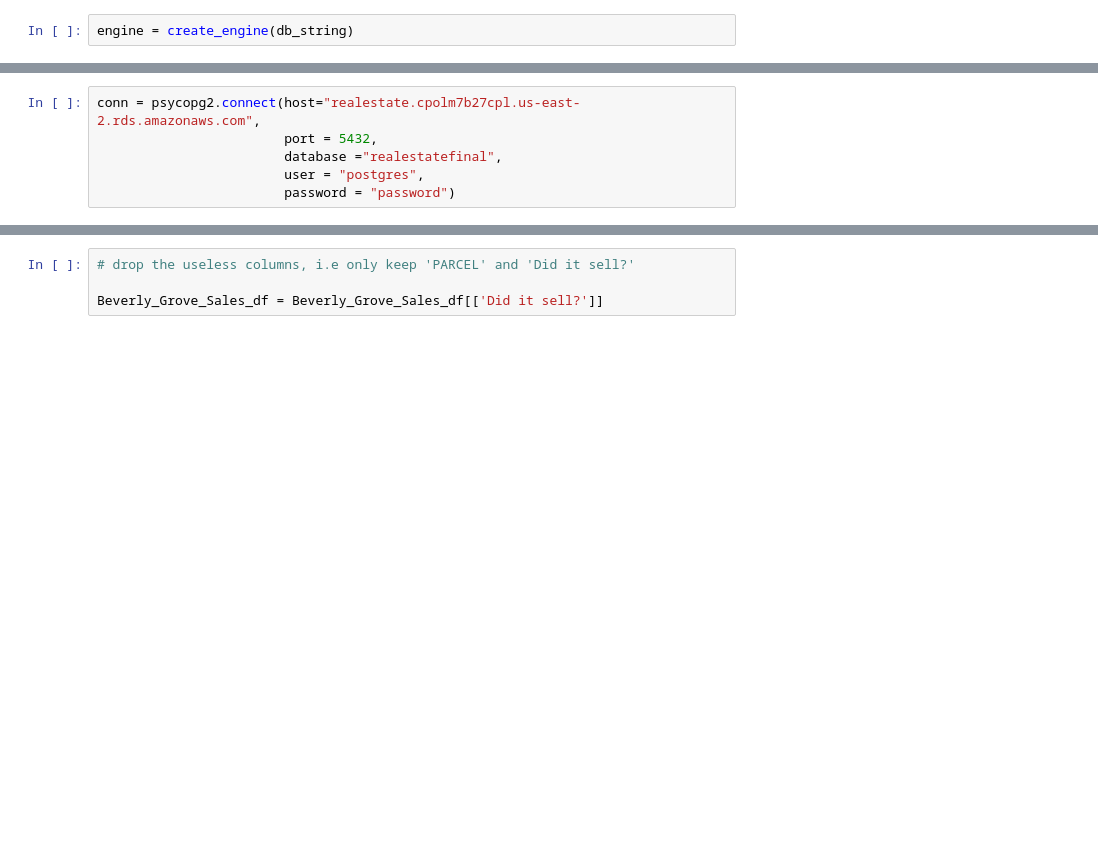
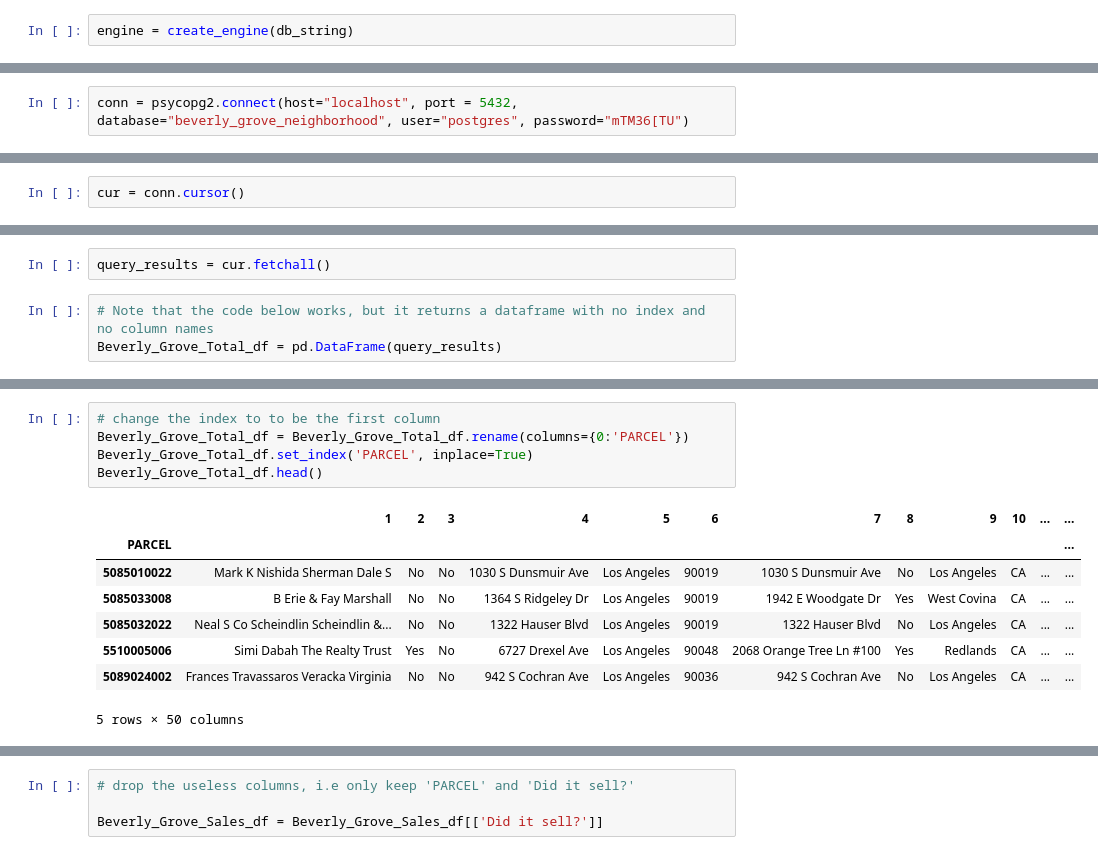
Before and after one commit to mhorstman/Final_Project_Team_1, a Jupyter notebook: Beverly_Grove.ipynb, the cells around one changed output, grey strips where cells are left out. Saved outputs shown, nothing was run; the diff lists cells and outputs as text; blank space fills up the shorter version.

```diff
--- a/Beverly_Grove.ipynb
+++ b/Beverly_Grove.ipynb
@@ -68,6 +16,2 @@ NameError: name 'sys' is not defined
 # %%
-conn = psycopg2.connect(host="realestate.cpolm7b27cpl.us-east-2.rds.amazonaws.com",
-                        port = 5432,
-                        database ="realestatefinal",
-                        user = "postgres",
-                        password = "password")
+conn = psycopg2.connect(host="localhost", port = 5432, database="beverly_grove_neighborhood", user="postgres", password="mTM36[TU")
@@ -105,0 +18,2 @@ Beverly_Grove_Sales_df.head()
+# %%
+cur = conn.cursor()
@@ -105,0 +22,5 @@ Beverly_Grove_Sales_df.head()
+# %%
+query_results = cur.fetchall()
+# %%
+# Note that the code below works, but it returns a dataframe with no index and no column names
+Beverly_Grove_Total_df = pd.DataFrame(query_results)
@@ -105,0 +37,14 @@ Beverly_Grove_Sales_df.head()
+# %%
+# change the index to to be the first column
+Beverly_Grove_Total_df = Beverly_Grove_Total_df.rename(columns={0:'PARCEL'})
+Beverly_Grove_Total_df.set_index('PARCEL', inplace=True)
+Beverly_Grove_Total_df.head()
+# %% [output]
+|  | 1 | 2 | 3 | 4 | 5 | 6 | 7 | 8 | 9 | 10 | ... | ... |
+| PARCEL |  |  |  |  |  |  |  |  |  |  |  | ... |
+| 5085010022 | Mark K Nishida Sherman Dale S | No | No | 1030 S Dunsmuir Ave | Los Angeles | 90019 | 1030 S Dunsmuir Ave | No | Los Angeles | CA | ... | ... |
+| 5085033008 | B Erie & Fay Marshall | No | No | 1364 S Ridgeley Dr | Los Angeles | 90019 | 1942 E Woodgate Dr | Yes | West Covina | CA | ... | ... |
+| 5085032022 | Neal S Co Scheindlin Scheindlin &... | No | No | 1322 Hauser Blvd | Los Angeles | 90019 | 1322 Hauser Blvd | No | Los Angeles | CA | ... | ... |
+| 5510005006 | Simi Dabah The Realty Trust | Yes | No | 6727 Drexel Ave | Los Angeles | 90048 | 2068 Orange Tree Ln #100 | Yes | Redlands | CA | ... | ... |
+| 5089024002 | Frances Travassaros Veracka Virginia | No | No | 942 S Cochran Ave | Los Angeles | 90036 | 942 S Cochran Ave | No | Los Angeles | CA | ... | ... |
+5 rows × 50 columns
```
Also changed, not shown: parts of 39 cells of this notebook.
